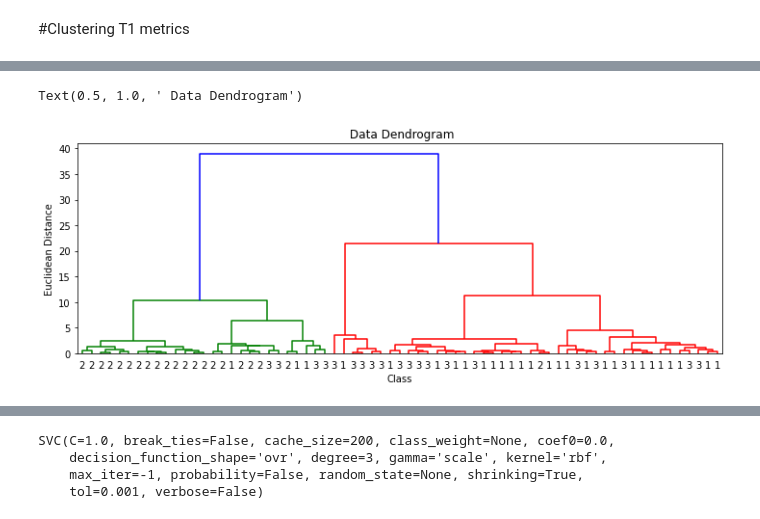
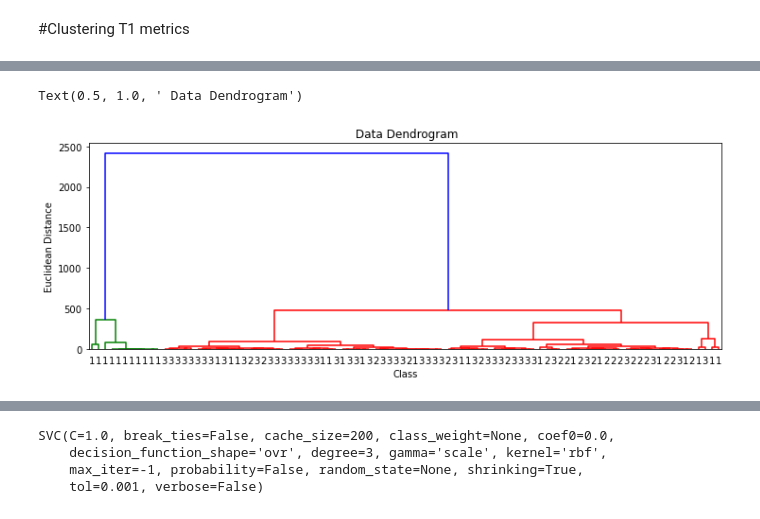
Before and after one commit to FMendezSlc/PREMCAS_COLAB, a Jupyter notebook: Classification_task.ipynb, the cells around one changed output, grey strips where cells are left out. Saved outputs shown, nothing was run; the diff lists cells and outputs as text; code cells hidden in the pictures.

```diff
--- a/Classification_task.ipynb
+++ b/Classification_task.ipynb
@@ -20,5 +21,5 @@ raw_metrics = pd.read_csv('/Users/labc02/Documents/PREEMACS/data_base_FEL_210520
 # %%
-raw_metrics.dropna(how = 'all', inplace = True)
-raw_metrics = raw_metrics.astype({'Class_1' :'int32', 'Class_2':'int32', 'Class_3':'int32'})
+raw_metrics.dropna(how = 'any', axis = 1, inplace = True)
+#raw_metrics = raw_metrics.astype({'Class_1' :'int32', 'Class_2':'int32', 'Class_3':'int32'})
 raw_metrics
 # %% [output]
@@ -50,8 +51,8 @@ for ii in range(3, 31, 4):
 # %%
 # Data standarization
 std_df = raw_metrics.copy()
-wk_slice = raw_metrics.iloc[:,6:].copy()
+wk_slice = raw_metrics.iloc[:,3:].copy()
 wk_slice = (wk_slice - wk_slice.mean()) / wk_slice.std()
-std_df.iloc[:,6:] = wk_slice
+std_df.iloc[:,3:] = wk_slice
 std_df
 # %% [output]
@@ -71,14 +72,18 @@ std_df
+# %%
+if raw_metrics.shape == std_df.shape:
+    ch_size = raw_metrics.iloc[:,3:].shape[1], std_df.iloc[:,3:].shape[1]
 # %%
 # Calculate Pairwise Calinsky-Harabaz Score Between All Metrics Pairs
+which_df = raw_metrics
 cols = []
-ch_score = np.empty((58, 58))
+ch_score = np.empty(ch_size)
 col = 0
-for ii in std_df.columns[6:]:
+for ii in which_df.columns[3:]:
     cols.append(ii)
     row = 0
-    for jj in std_df.columns[6:]:
-        X_ = pd.concat([std_df[jj], std_df[ii]], axis = 1)
-        ch_score[row, col] = np.round(CHS(X_, std_df['Class_3']), 2)
+    for jj in which_df.columns[3:]:
+        X_ = pd.concat([which_df[jj], which_df[ii]], axis = 1)
+        ch_score[row, col] = np.round(metrics.calinski_harabasz_score(X_, which_df['Class Ima']), 2)
         row +=1
     col += 1
 # %%
@@ -243,17 +228,17 @@ CHg_fig.savefig('/Users/labc02/Documents/PREEMACS/metrics_graph_std_metrics.png'
 # %%
 den_fig = plt.figure(figsize=(12,4))
 ax = plt.subplot(111)
 z = clust.hierarchy.linkage(raw_metrics[max_clique], 'ward')
-clust.hierarchy.dendrogram(z, ax = ax, labels = raw_metrics['Class_3'].values)
+clust.hierarchy.dendrogram(z, ax = ax, labels = raw_metrics['Class Ima'].values)
 plt.xticks(fontsize = 10, rotation = 'horizontal')
 plt.ylabel('Euclidean Distance')
 plt.xlabel('Class')
 plt.title(' Data Dendrogram')
 
 #den_fig.savefig('C:\\Users\\FELIPE\\Documents\\PREEMACS\\raw_data_dendrogram.png', dpi = 600)
 # %% [output]
 Text(0.5, 1.0, ' Data Dendrogram')
-[figure, old version]
+[figure, new version]
 # %%
 den_fig.savefig('/Users/labc02/Documents/PREEMACS/dendrogram_only_max_clique_metrics.png')
 # %%
```
Also changed, not shown: parts of 54 cells of this notebook.
